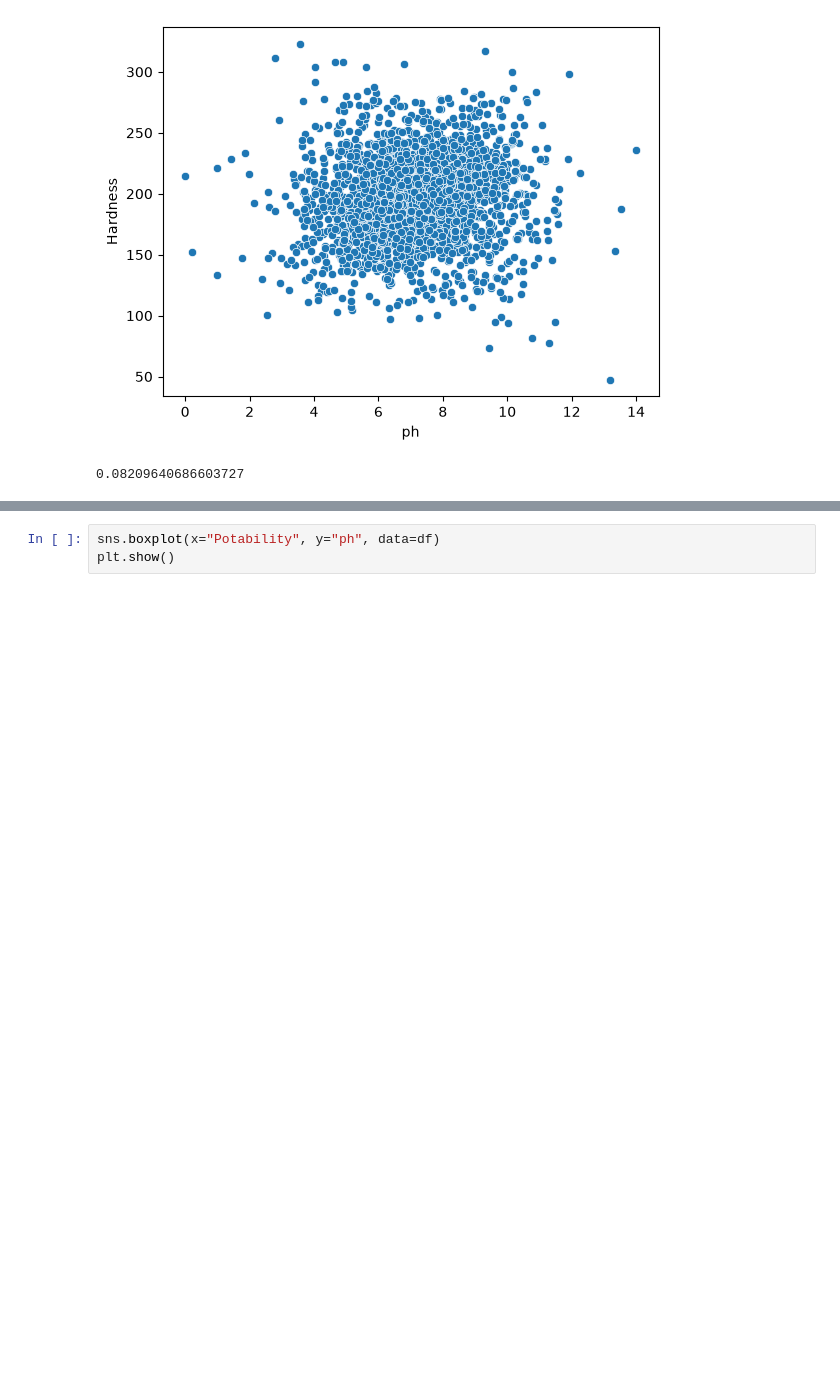
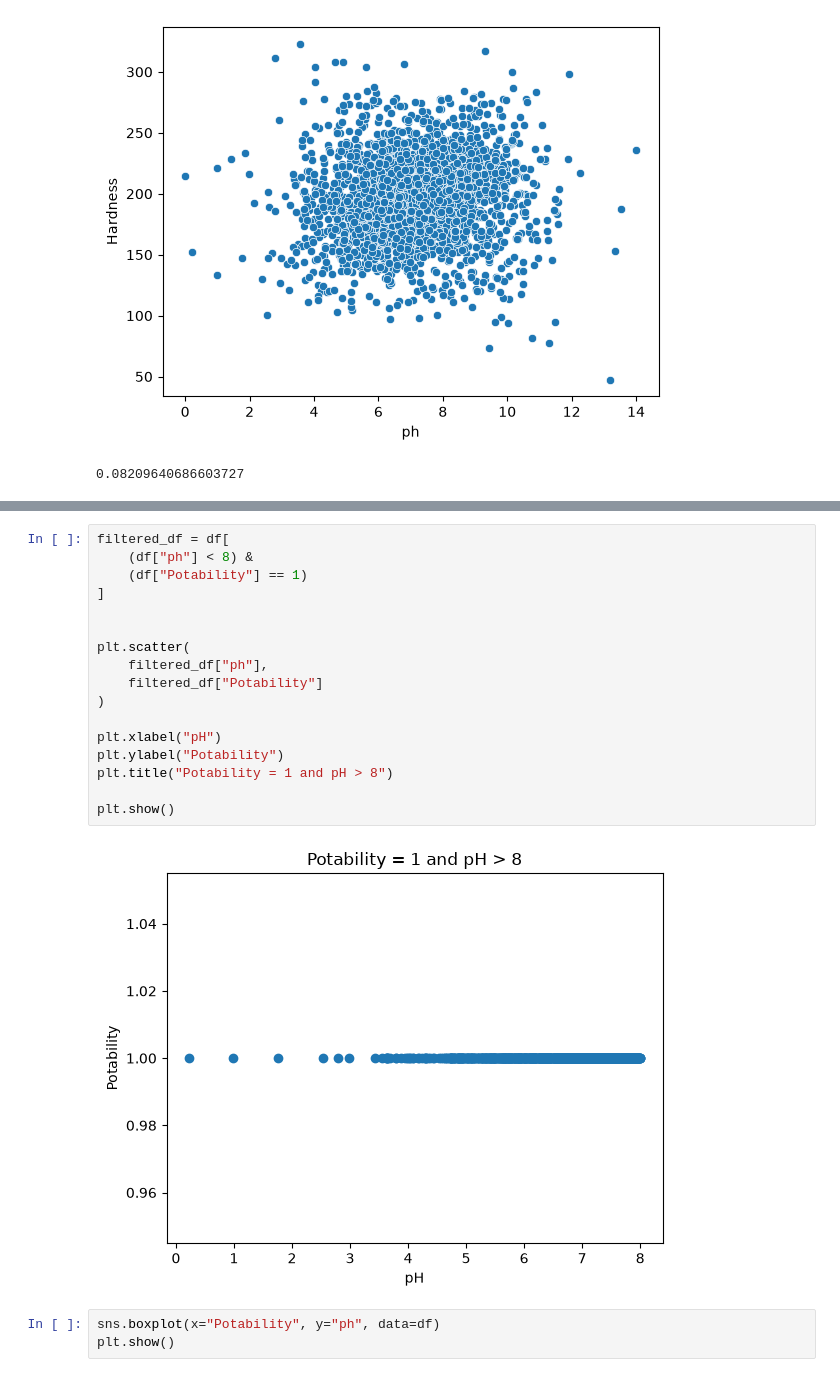
Before and after one commit to mehdiigouch/WATER-POTABILITY-USING-ML-PROJECT_V2, a Jupyter notebook: ANALYSIS/EDA.ipynb, the cells around one changed output, grey strips where cells are left out. Drawn from its saved outputs; the diff is of its cells as text; blank space fills up the shorter version.

```diff
--- a/ANALYSIS/EDA.ipynb
+++ b/ANALYSIS/EDA.ipynb
@@ -257,3 +389,22 @@ print(correlation)
+# %%
+filtered_df = df[
+    (df["ph"] < 8) &
+    (df["Potability"] == 1)
+]
+
+
+plt.scatter(
+    filtered_df["ph"],
+    filtered_df["Potability"]
+)
+
+plt.xlabel("pH")
+plt.ylabel("Potability")
+plt.title("Potability = 1 and pH > 8")
+
+plt.show()
+# %% [output]
+[figure, added]
 # %%
 sns.boxplot(x="Potability", y="ph", data=df)
 plt.show()
```
Also changed, not shown: parts of 14 cells of this notebook, 3 other files.
